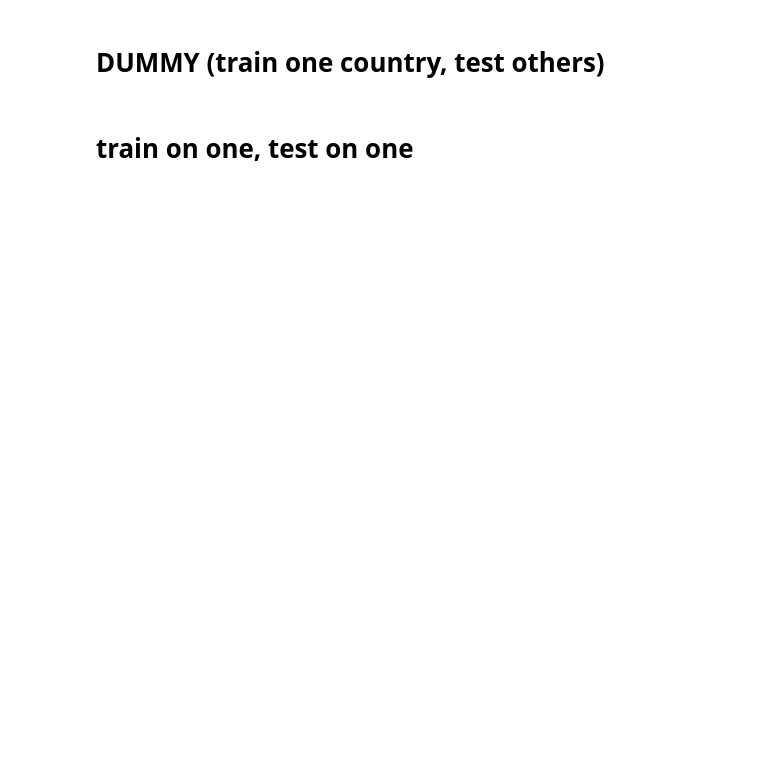
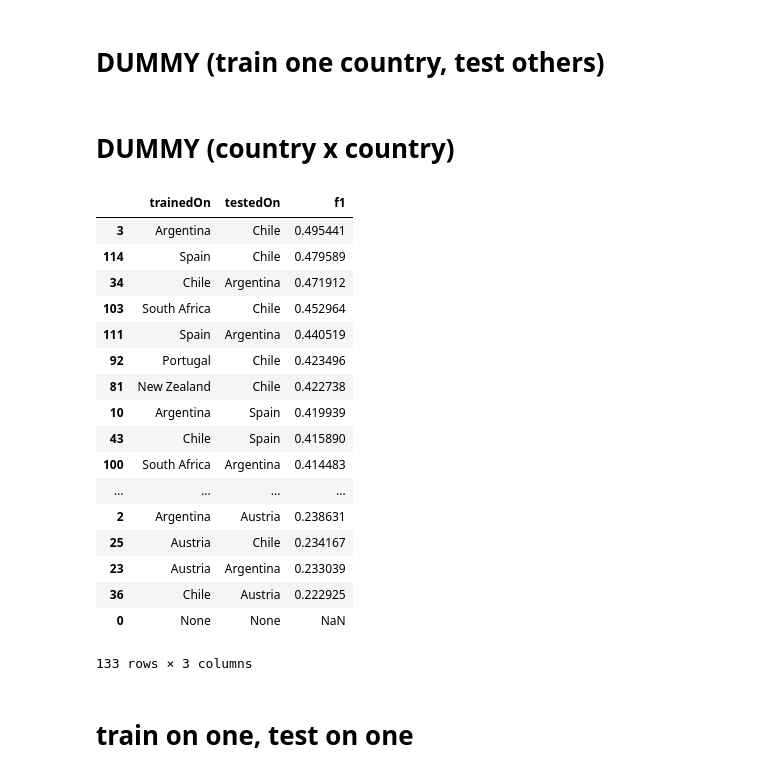
Before and after one commit to Gneur11/bdaFinalMIo, a Jupyter notebook: ClassifierAnalysis2.0.ipynb, the cells around one changed output. Drawn from its saved outputs; the diff is of its cells as text; code cells hidden in the pictures; blank space fills up the shorter version.

```diff
--- a/ClassifierAnalysis2.0.ipynb
+++ b/ClassifierAnalysis2.0.ipynb
@@ -160,3 +170,14 @@ for c in countries:
+# %%
+countries = wine_base["country"].unique().tolist()
+for c in countries:
+    fix, ax = plt.subplots()
+    ax.set_xscale("log")
+    ax.set_yscale("log")
+
+    temp = wine_base[wine_base["country"] == c]
+    sns.regplot("price","points",data=temp)
+    sns
+#??
 # %%
 countries = wine_base["country"].unique().tolist()
 for c in countries:
@@ -855,3 +776,5 @@ for c in countries:
     acc = accuracy_score(y_test,y_pred)
     weightedPrec = precision_score(y_test,y_pred,average="weighted")
     print("COUNTRY " + c + classification_report(y_test, y_pred, target_names=labels))
+# %% [markdown]
+# DUMMY (country x country)
@@ -858,3 +807,25 @@ for c in countries:
+# %%
+dummy.reset_index(inplace=True,drop=True)
+dummy.sort_values("f1",ascending=False)
+# %% [output]
+|  | trainedOn | testedOn | f1 |
+| 3 | Argentina | Chile | 0.495441 |
+| 114 | Spain | Chile | 0.479589 |
+| 34 | Chile | Argentina | 0.471912 |
+| 103 | South Africa | Chile | 0.452964 |
+| 111 | Spain | Argentina | 0.440519 |
+| 92 | Portugal | Chile | 0.423496 |
+| 81 | New Zealand | Chile | 0.422738 |
+| 10 | Argentina | Spain | 0.419939 |
+| 43 | Chile | Spain | 0.415890 |
+| 100 | South Africa | Argentina | 0.414483 |
+| ... | ... | ... | ... |
+| 2 | Argentina | Austria | 0.238631 |
+| 25 | Austria | Chile | 0.234167 |
+| 23 | Austria | Argentina | 0.233039 |
+| 36 | Chile | Austria | 0.222925 |
+| 0 | None | None | NaN |
+133 rows × 3 columns
 # %% [markdown]
 # train on one, test on one
 # %%
```
Also changed, not shown: parts of 37 cells of this notebook, 1 other file.
